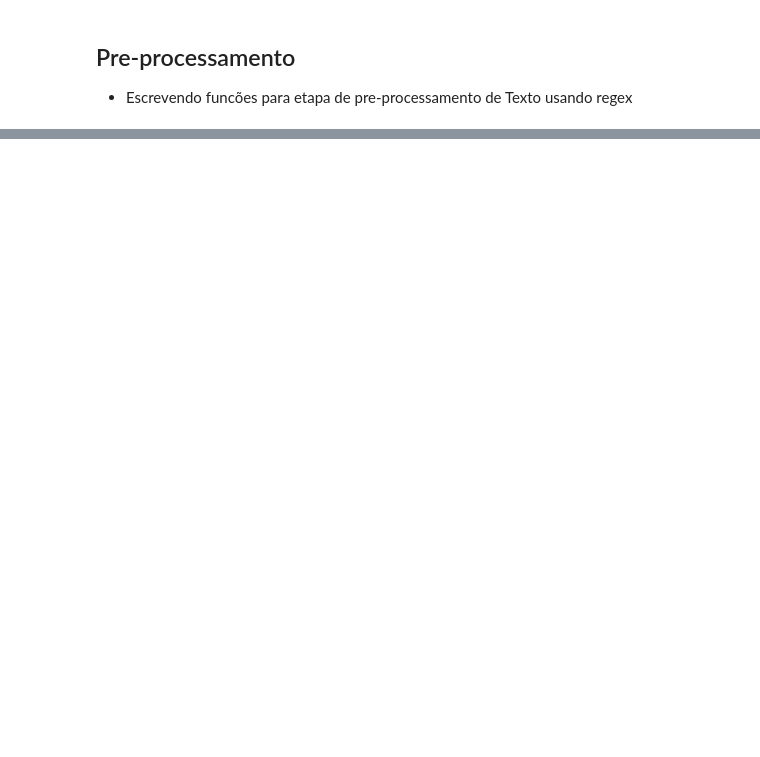
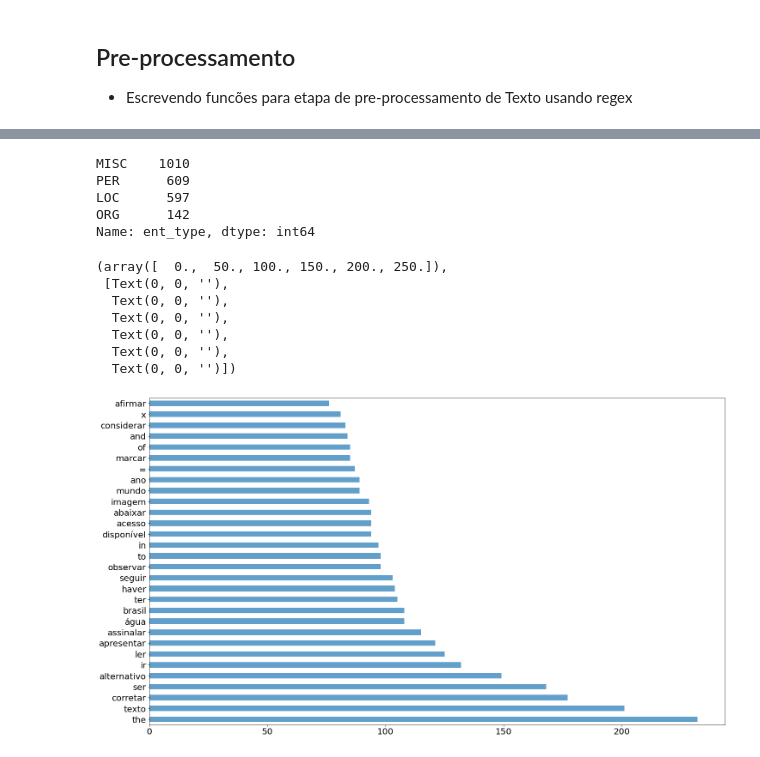
Before and after one commit to LucianoBatista/bncc-classifier, a Jupyter notebook: analysis/notebooks/will_03_03_spacy_process.ipynb, the cells around one changed output, grey strips where cells are left out. Saved outputs shown, nothing was run; the diff lists cells and outputs as text; code cells hidden in the pictures; blank space fills up the shorter version.

```diff
--- a/analysis/notebooks/will_03_03_spacy_process.ipynb
+++ b/analysis/notebooks/will_03_03_spacy_process.ipynb
@@ -184,0 +220,21 @@ tidy_tokens(docs)
+# %%
+tidy_docs.query("ent_type != ''").ent_type.value_counts()
+# %% [output]
+MISC    1010
+PER      609
+LOC      597
+ORG      142
+Name: ent_type, dtype: int64
+# %%
+tidy_docs.lemma.value_counts(sort = True, ascending = False).head(30).plot(kind="barh", figsize=(24, 14), alpha=.7)
+plt.yticks(fontsize=20)
+plt.xticks(fontsize=20)
+# %% [output]
+(array([  0.,  50., 100., 150., 200., 250.]),
+ [Text(0, 0, ''),
+  Text(0, 0, ''),
+  Text(0, 0, ''),
+  Text(0, 0, ''),
+  Text(0, 0, ''),
+  Text(0, 0, '')])
+[figure, added]
```
Also changed, not shown: parts of 10 cells of this notebook.
